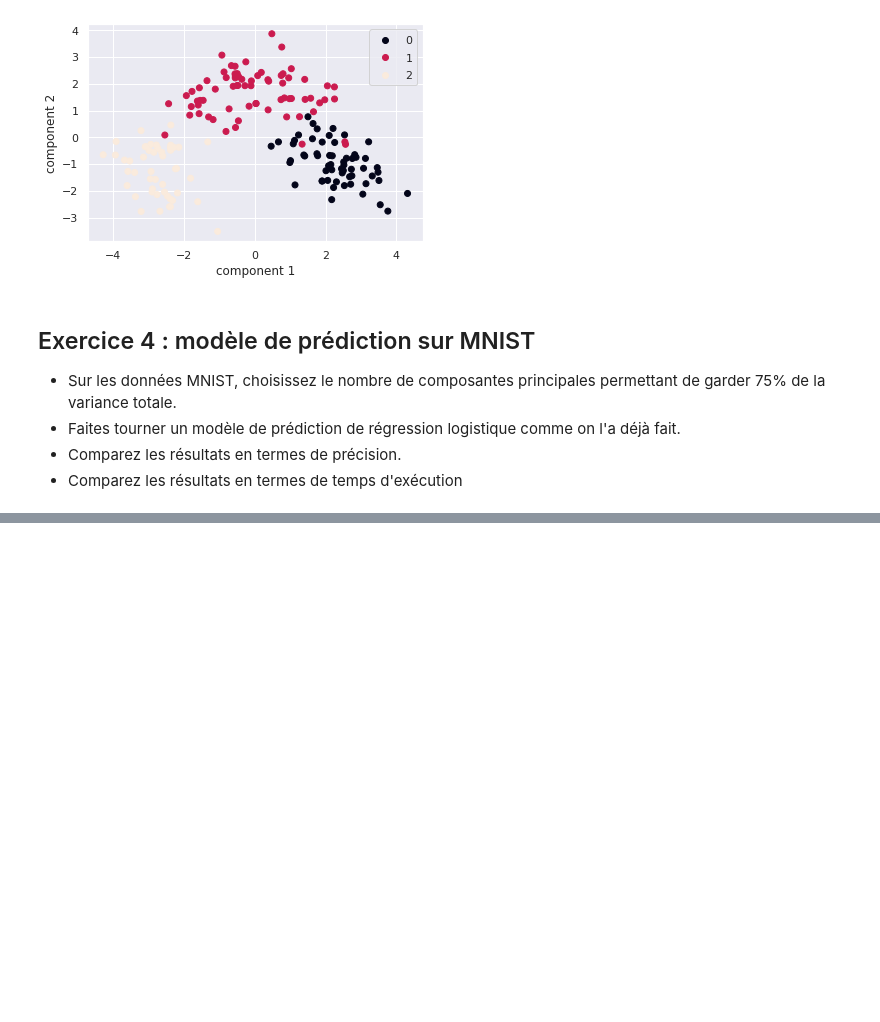
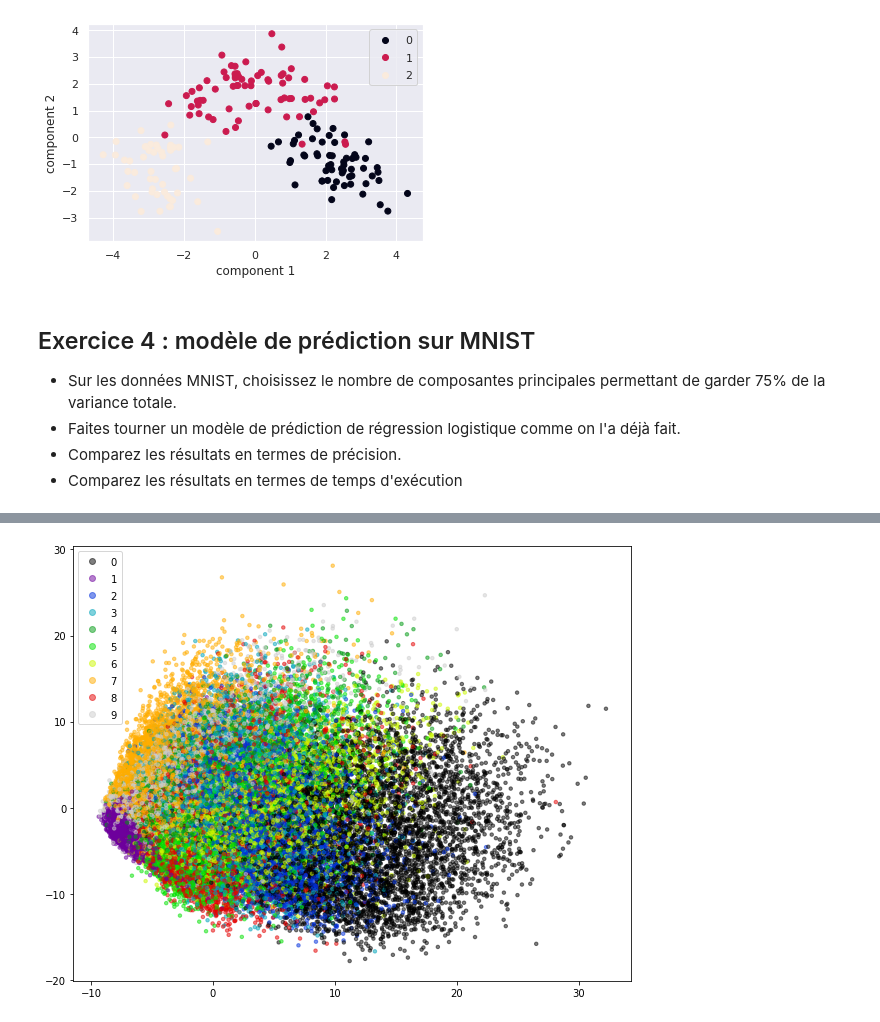
Before and after one commit to louiskuhn/IA-P2-Euskadi, a Jupyter notebook: Ressources/Machine Learning/ACP/ACP.ipynb, the cells around one changed output, grey strips where cells are left out. Drawn from its saved outputs; the diff is of its cells as text; code cells hidden in the pictures; blank space fills up the shorter version.

```diff
--- a/Ressources/Machine Learning/ACP/ACP.ipynb
+++ b/Ressources/Machine Learning/ACP/ACP.ipynb
@@ -327,0 +390,17 @@ plt.legend(*scat.legend_elements());
+# %%
+%%time
+pca = PCA(0.60)
+pca.fit(X_train)
+X_train_pca = pca.transform(X_train)
+X_test_pca = pca.transform(X_test)
+
+# instanciation du modèle
+reglog2 = LogisticRegression(solver='lbfgs', max_iter = 1000)
+
+# entrainement du modèle
+reglog2.fit(X_train_pca, y_train)
+
+# prédictions
+y_pred = reglog2.predict(X_test_pca)
+
+print(f"La précision du modèle est {reglog2.score(X_test_pca, y_test)} en gardant {pca.n_components_} composantes")
@@ -327,0 +411,17 @@ plt.legend(*scat.legend_elements());
+# %%
+%%time
+pca = PCA(0.90)
+pca.fit(X_train)
+X_train_pca = pca.transform(X_train)
+X_test_pca = pca.transform(X_test)
+
+# instanciation du modèle
+reglog2 = LogisticRegression(solver='lbfgs', max_iter = 1000)
+
+# entrainement du modèle
+reglog2.fit(X_train_pca, y_train)
+
+# prédictions
+y_pred = reglog2.predict(X_test_pca)
+
+print(f"La précision du modèle est {reglog2.score(X_test_pca, y_test)} en gardant {pca.n_components_} composantes")
@@ -327,0 +432,13 @@ plt.legend(*scat.legend_elements());
+# %%
+# représentation graphique
+pca = PCA(2)
+pca.fit(X_train)
+X_pca = pca.transform(X_train)
+
+plt.figure(figsize=(10,8))
+scat = plt.scatter(X_pca[:,0], X_pca[:,1],
+                   c=y_train, cmap=plt.cm.get_cmap('nipy_spectral'),
+                   alpha=0.5, s=12)
+plt.legend(*scat.legend_elements());
+# %% [output]
+[figure, added]
```
Also changed, not shown: parts of 6 cells of this notebook, 1 other file.
